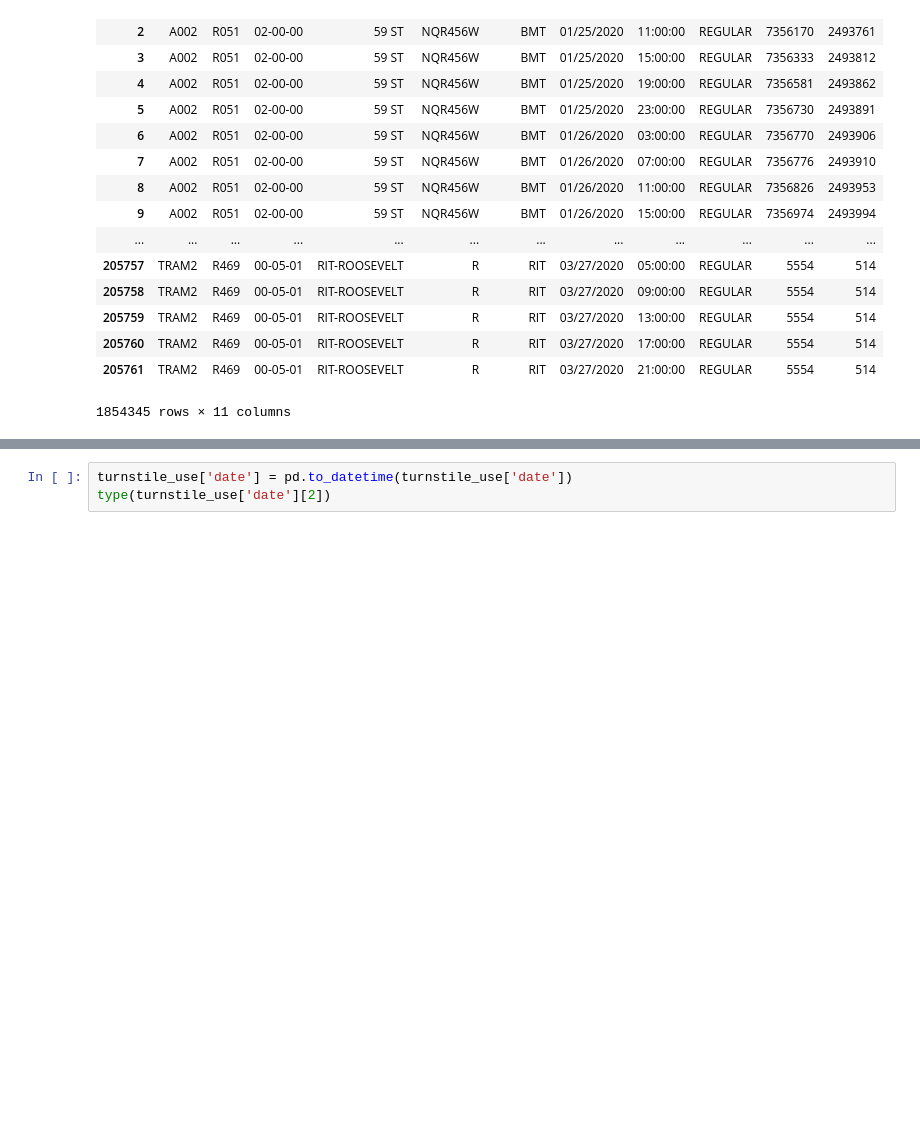
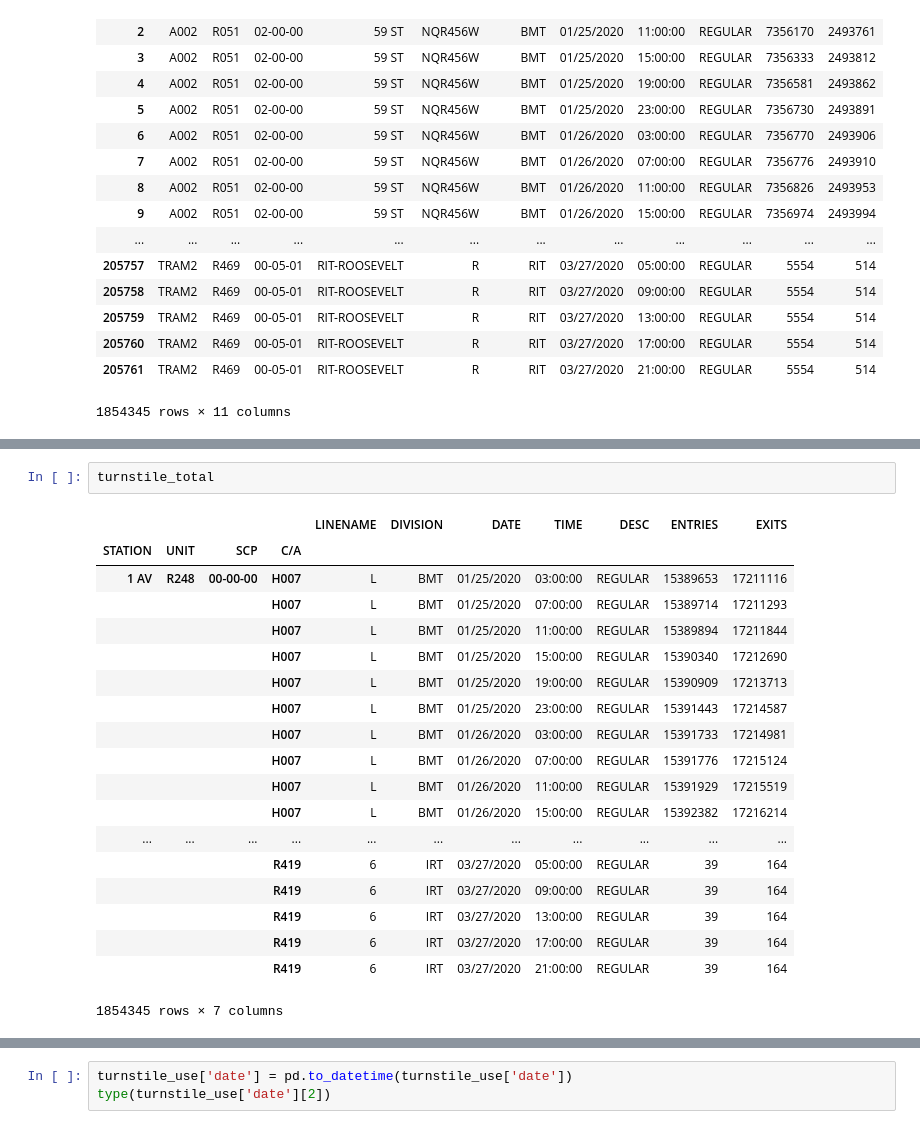
Before and after one commit to mjang2000/covid-data-challenge, a Jupyter notebook: raw_data/turnstile_data/Untitled.ipynb, the cells around one changed output, grey strips where cells are left out. Drawn from its saved outputs; the diff is of its cells as text; blank space fills up the shorter version.

```diff
--- a/raw_data/turnstile_data/Untitled.ipynb
+++ b/raw_data/turnstile_data/Untitled.ipynb
@@ -126,0 +129,22 @@ turnstile_total
+# %%
+turnstile_total
+# %% [output]
+|  |  |  |  | LINENAME | DIVISION | DATE | TIME | DESC | ENTRIES | EXITS |
+| STATION | UNIT | SCP | C/A |  |  |  |  |  |  |  |
+| 1 AV | R248 | 00-00-00 | H007 | L | BMT | 01/25/2020 | 03:00:00 | REGULAR | 15389653 | 17211116 |
+|  |  |  | H007 | L | BMT | 01/25/2020 | 07:00:00 | REGULAR | 15389714 | 17211293 |
+|  |  |  | H007 | L | BMT | 01/25/2020 | 11:00:00 | REGULAR | 15389894 | 17211844 |
+|  |  |  | H007 | L | BMT | 01/25/2020 | 15:00:00 | REGULAR | 15390340 | 17212690 |
+|  |  |  | H007 | L | BMT | 01/25/2020 | 19:00:00 | REGULAR | 15390909 | 17213713 |
+|  |  |  | H007 | L | BMT | 01/25/2020 | 23:00:00 | REGULAR | 15391443 | 17214587 |
+|  |  |  | H007 | L | BMT | 01/26/2020 | 03:00:00 | REGULAR | 15391733 | 17214981 |
+|  |  |  | H007 | L | BMT | 01/26/2020 | 07:00:00 | REGULAR | 15391776 | 17215124 |
+|  |  |  | H007 | L | BMT | 01/26/2020 | 11:00:00 | REGULAR | 15391929 | 17215519 |
+|  |  |  | H007 | L | BMT | 01/26/2020 | 15:00:00 | REGULAR | 15392382 | 17216214 |
+| ... | ... | ... | ... | ... | ... | ... | ... | ... | ... | ... |
+|  |  |  | R419 | 6 | IRT | 03/27/2020 | 05:00:00 | REGULAR | 39 | 164 |
+|  |  |  | R419 | 6 | IRT | 03/27/2020 | 09:00:00 | REGULAR | 39 | 164 |
+|  |  |  | R419 | 6 | IRT | 03/27/2020 | 13:00:00 | REGULAR | 39 | 164 |
+|  |  |  | R419 | 6 | IRT | 03/27/2020 | 17:00:00 | REGULAR | 39 | 164 |
+|  |  |  | R419 | 6 | IRT | 03/27/2020 | 21:00:00 | REGULAR | 39 | 164 |
+1854345 rows × 7 columns
```
Also changed, not shown: parts of 8 cells of this notebook.
